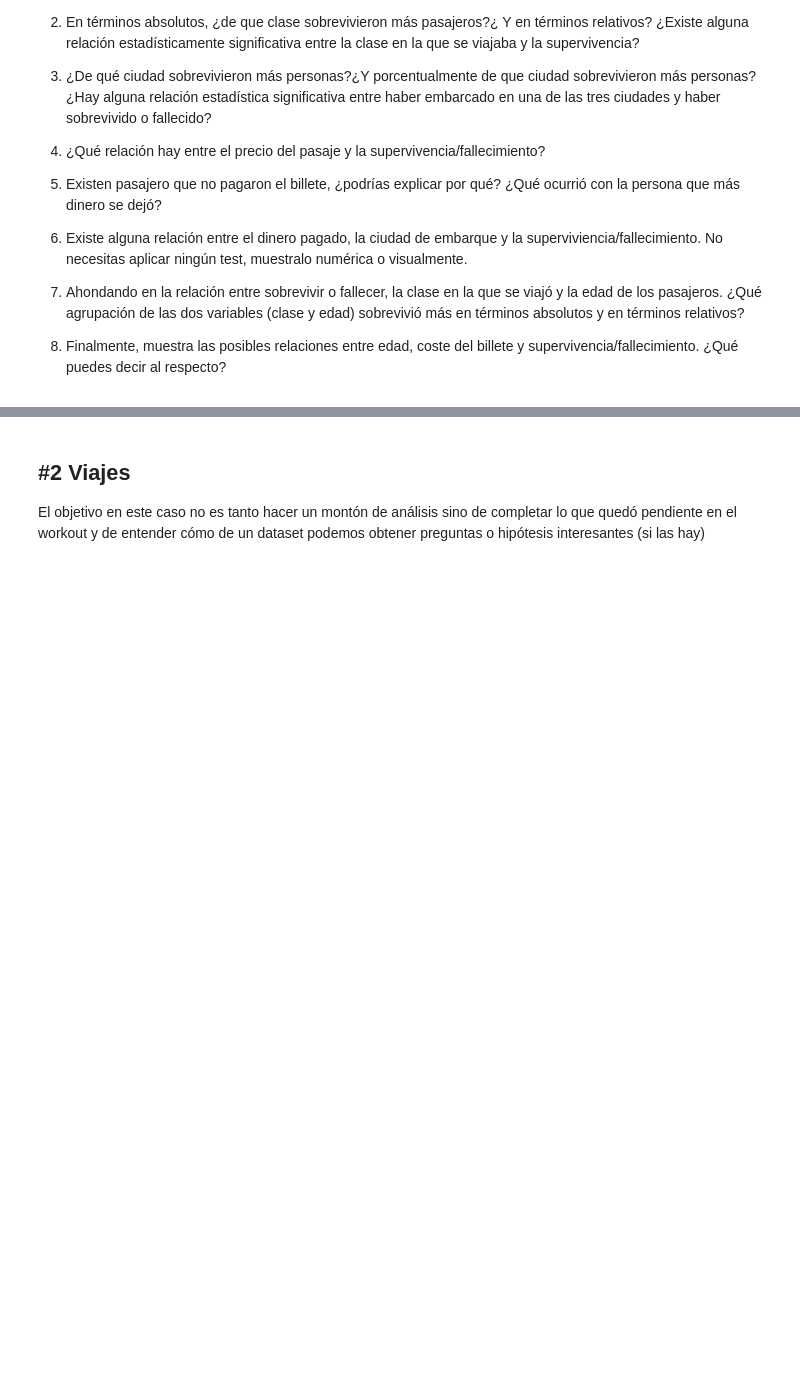
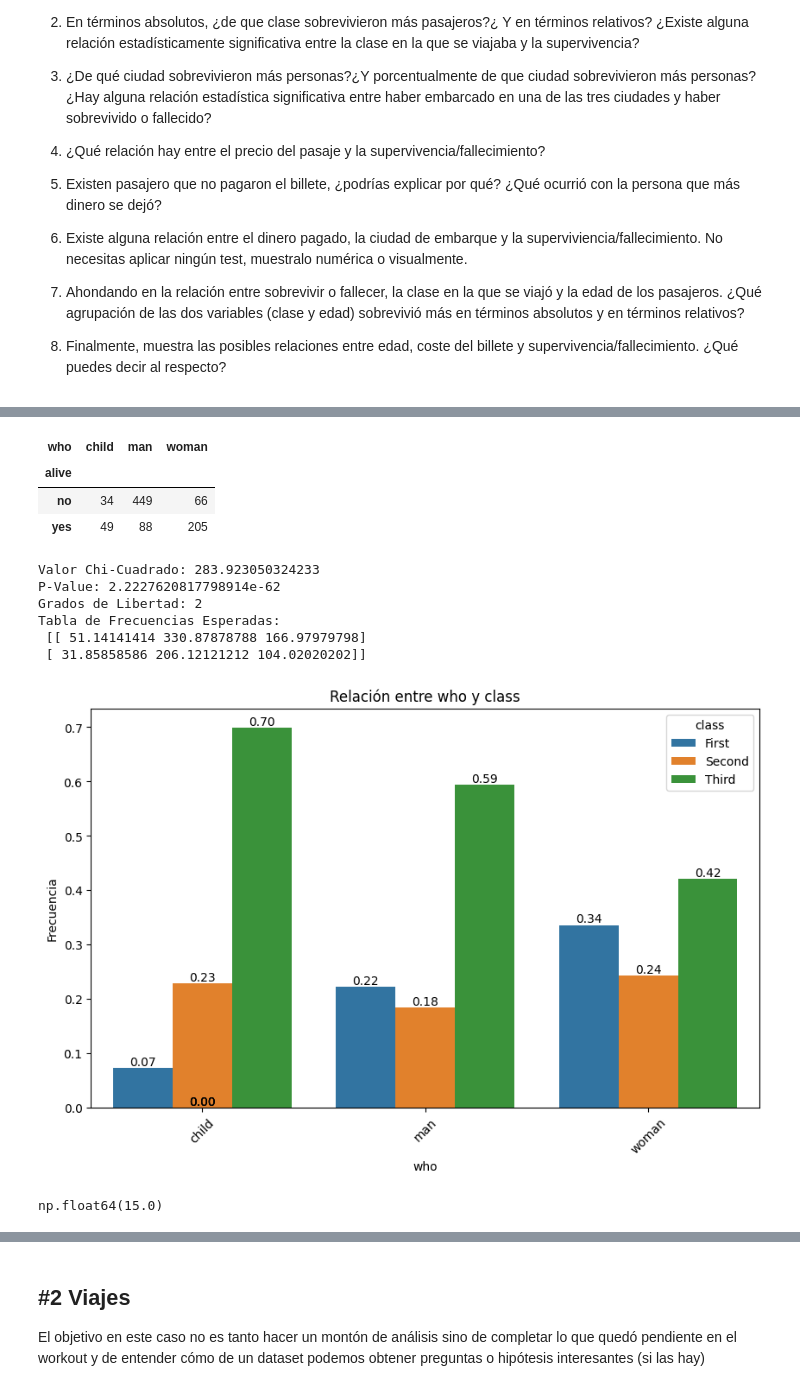
Before and after one commit to Angie-are/ONLINE_DS_THEBRIDGE_CURSO, a Jupyter notebook: 03_Analisis_de_Datos/Sprint_07/Unidad_02_Analisis__Bivariante_Multivariante/18_Practica_Obligatoria_Multivariante.ipynb, the cells around one changed output, grey strips where cells are left out. Drawn from its saved outputs; the diff is of its cells as text; code cells hidden in the pictures; blank space fills up the shorter version.

```diff
--- a/03_Analisis_de_Datos/Sprint_07/Unidad_02_Analisis__Bivariante_Multivariante/18_Practica_Obligatoria_Multivariante.ipynb
+++ b/03_Analisis_de_Datos/Sprint_07/Unidad_02_Analisis__Bivariante_Multivariante/18_Practica_Obligatoria_Multivariante.ipynb
@@ -74,0 +142,31 @@ Realiza los análisis bivariantes o multivariantes que necesites, así como los
+# %%
+pd.crosstab(df_titanic["alive"], df_titanic["who"])
+# %% [output]
+| who | child | man | woman |
+| alive |  |  |  |
+| no | 34 | 449 | 66 |
+| yes | 49 | 88 | 205 |
+# %%
+tabla_contigencia =pd.crosstab(df_titanic["alive"], df_titanic["who"])
+
+chi2, p, dof, expected = chi2_contingency(tabla_contigencia)
+
+print("Valor Chi-Cuadrado:", chi2)
+print("P-Value:", p)
+print("Grados de Libertad:", dof)
+print("Tabla de Frecuencias Esperadas:\n", expected)
+# %% [output]
+Valor Chi-Cuadrado: 283.923050324233
+P-Value: 2.2227620817798914e-62
+Grados de Libertad: 2
+Tabla de Frecuencias Esperadas:
+ [[ 51.14141414 330.87878788 166.97979798]
+ [ 31.85858586 206.12121212 104.02020202]]
+# %%
+plot_categorical_relationship_fin(df_titanic,"who", "class", relative_freq= True, show_values= True)
+# %% [output]
+[figure, added]
+# %%
+df_titanic.loc[df_titanic.who == "child", "age"].max()
+# %% [output]
+np.float64(15.0)
```
Also changed, not shown: parts of 17 cells of this notebook.
